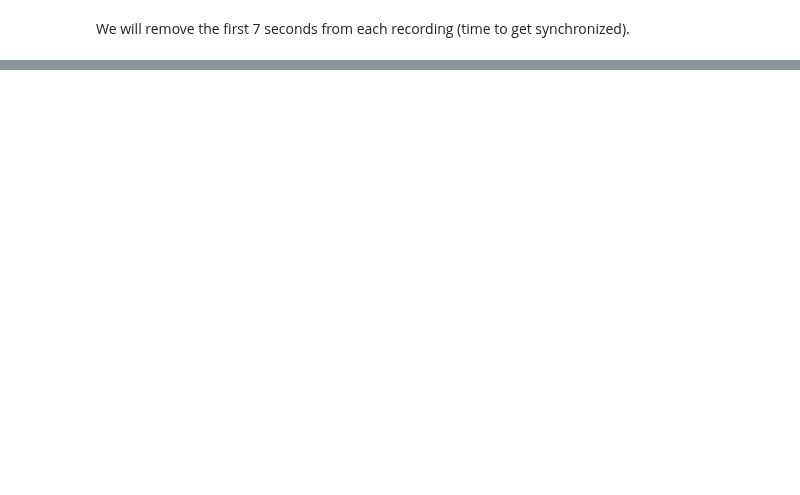
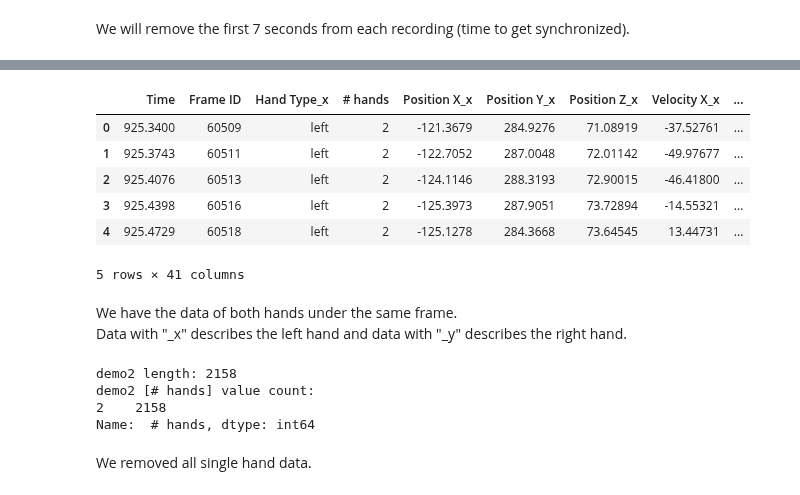
Before and after one commit to oridarshan/data-visualization-project, a Jupyter notebook: Hands Classification.ipynb, the cells around one changed output, grey strips where cells are left out. Saved outputs shown, nothing was run; the diff lists cells and outputs as text; code cells hidden in the pictures; blank space fills up the shorter version.

```diff
--- a/Hands Classification.ipynb
+++ b/Hands Classification.ipynb
@@ -102,0 +267,25 @@ length before reduce: 8885
+# %%
+# merge horizontally, only hands in the same frame (inner)
+demo2=pd.merge(demo_left,demo_right,on=['Time',' Frame ID',' # hands'],how='inner')
+demo2.head()
+# %% [output]
+|  | Time | Frame ID | Hand Type_x | # hands | Position X_x | Position Y_x | Position Z_x | Velocity X_x | ... |
+| 0 | 925.3400 | 60509 | left | 2 | -121.3679 | 284.9276 | 71.08919 | -37.52761 | ... |
+| 1 | 925.3743 | 60511 | left | 2 | -122.7052 | 287.0048 | 72.01142 | -49.97677 | ... |
+| 2 | 925.4076 | 60513 | left | 2 | -124.1146 | 288.3193 | 72.90015 | -46.41800 | ... |
+| 3 | 925.4398 | 60516 | left | 2 | -125.3973 | 287.9051 | 73.72894 | -14.55321 | ... |
+| 4 | 925.4729 | 60518 | left | 2 | -125.1278 | 284.3668 | 73.64545 | 13.44731 | ... |
+5 rows × 41 columns
+# %% [markdown]
+We have the data of both hands under the same frame.
+Data with "_x" describes the left hand and data with "_y" describes the right hand.
+# %%
+print('demo2 length: '+str(demo2[' # hands'].size))
+print('demo2 [# hands] value count: \n'+str(demo2[' # hands'].value_counts()))
+# %% [output]
+demo2 length: 2158
+demo2 [# hands] value count:
+2    2158
+Name:  # hands, dtype: int64
+# %% [markdown]
+We removed all single hand data.
```
Also changed, not shown: parts of 37 cells of this notebook.
